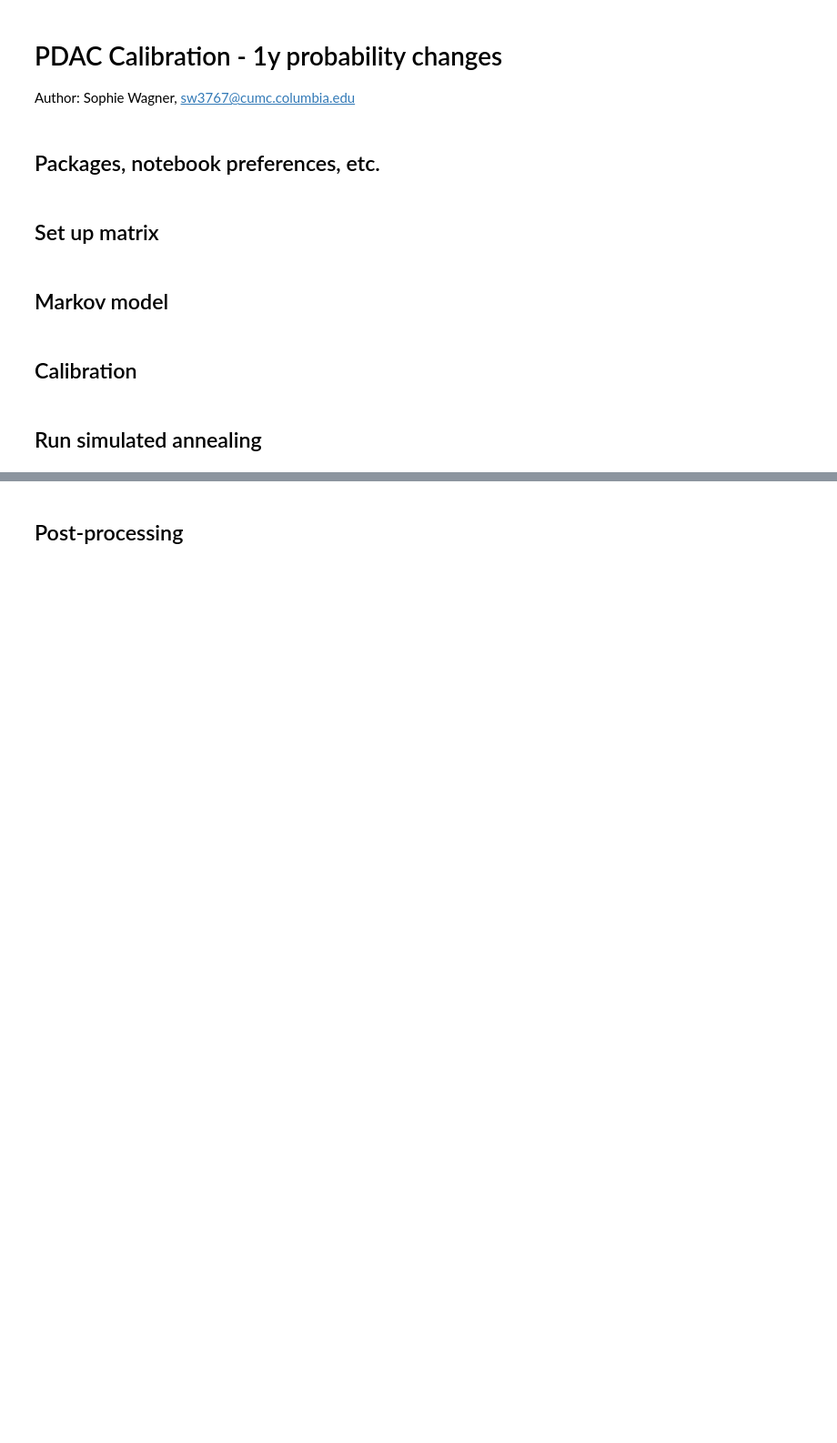
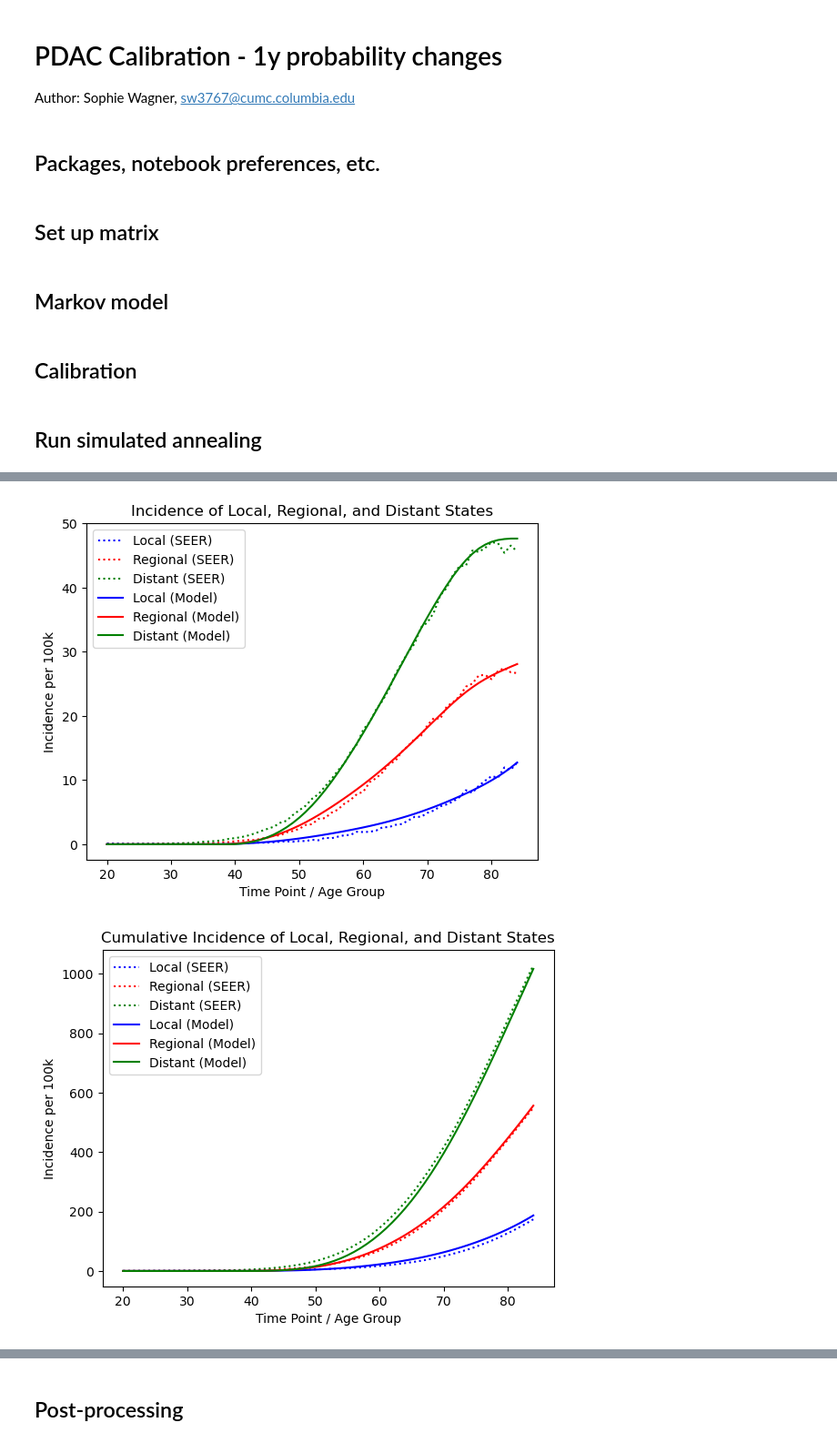
Before and after one commit to CUMC-HIRE/endpac-pancreatic-model, a Jupyter notebook: notebooks/pdac-calibration-age-1y.ipynb, the cells around one changed output, grey strips where cells are left out. Shown at 91% size. Cells and saved outputs as stored; diff of their text form; code cells hidden in the pictures; blank space fills up the shorter version.

```diff
--- a/notebooks/pdac-calibration-age-1y.ipynb
+++ b/notebooks/pdac-calibration-age-1y.ipynb
@@ -420,0 +360,8 @@ There is no reason that u_Reg to d_Reg should be less than 10%... I think I need
+# %%
+tmat = np.load("../out/double/tmats/20250107_1510_tmat.npy")
+result = run_markov(tmat)
+p.plot_vs_seer(result[0], seer_inc=c.seer_inc_1y_double, show_plot=True)
+p.plot_vs_seer_cumulative(result[0], c.seer_inc_1y_double, show_plot=True)
+# %% [output]
+[figure, added]
+[figure, added]
```
Also changed, not shown: parts of 32 cells of this notebook, 30 other files.
